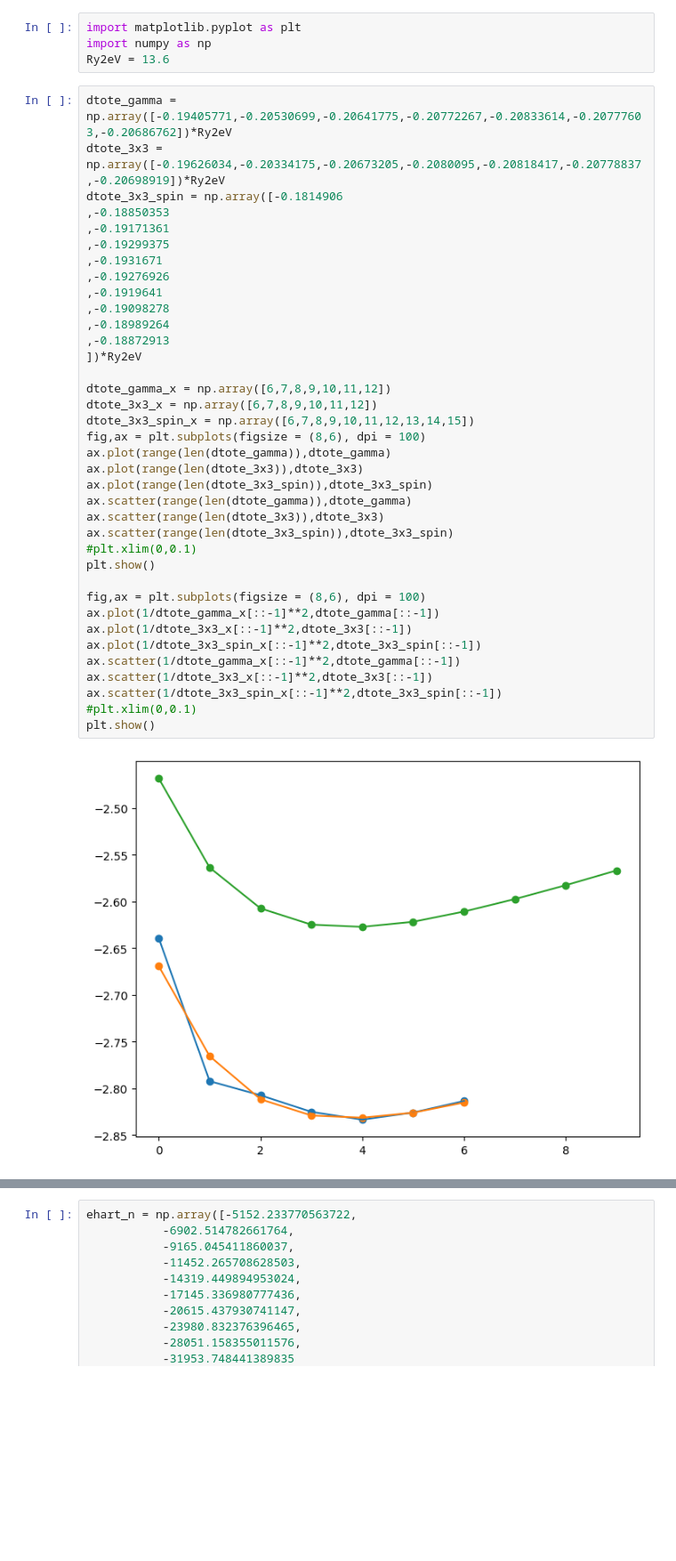
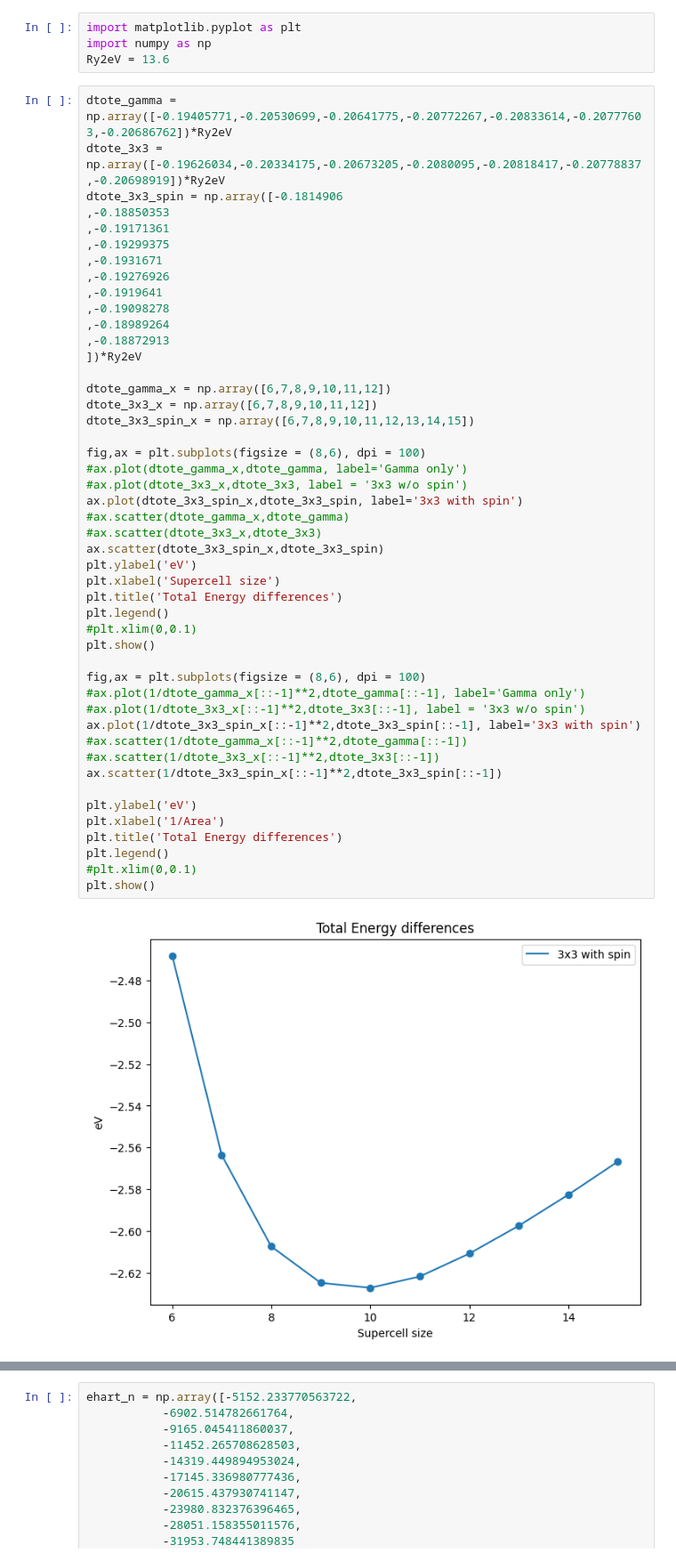
Before and after one commit to rjguo1208/potcorr, a Jupyter notebook: plot.ipynb, the cells around one changed output, grey strips where cells are left out. Shown at 89% size. Cells and saved outputs as stored; diff of their text form; blank space fills up the shorter version.

```diff
--- a/plot.ipynb
+++ b/plot.ipynb
@@ -5,39 +5,49 @@ Ry2eV = 13.6
 # %%
 dtote_gamma = np.array([-0.19405771,-0.20530699,-0.20641775,-0.20772267,-0.20833614,-0.20777603,-0.20686762])*Ry2eV
 dtote_3x3 = np.array([-0.19626034,-0.20334175,-0.20673205,-0.2080095,-0.20818417,-0.20778837,-0.20698919])*Ry2eV
 dtote_3x3_spin = np.array([-0.1814906
 ,-0.18850353
 ,-0.19171361
 ,-0.19299375
 ,-0.1931671
 ,-0.19276926
 ,-0.1919641
 ,-0.19098278
 ,-0.18989264
 ,-0.18872913
 ])*Ry2eV
 
 dtote_gamma_x = np.array([6,7,8,9,10,11,12])
 dtote_3x3_x = np.array([6,7,8,9,10,11,12])
 dtote_3x3_spin_x = np.array([6,7,8,9,10,11,12,13,14,15])
+
 fig,ax = plt.subplots(figsize = (8,6), dpi = 100)
-ax.plot(range(len(dtote_gamma)),dtote_gamma)
-ax.plot(range(len(dtote_3x3)),dtote_3x3)
-ax.plot(range(len(dtote_3x3_spin)),dtote_3x3_spin)
-ax.scatter(range(len(dtote_gamma)),dtote_gamma)
-ax.scatter(range(len(dtote_3x3)),dtote_3x3)
-ax.scatter(range(len(dtote_3x3_spin)),dtote_3x3_spin)
+#ax.plot(dtote_gamma_x,dtote_gamma, label='Gamma only')
+#ax.plot(dtote_3x3_x,dtote_3x3, label = '3x3 w/o spin')
+ax.plot(dtote_3x3_spin_x,dtote_3x3_spin, label='3x3 with spin')
+#ax.scatter(dtote_gamma_x,dtote_gamma)
+#ax.scatter(dtote_3x3_x,dtote_3x3)
+ax.scatter(dtote_3x3_spin_x,dtote_3x3_spin)
+plt.ylabel('eV')
+plt.xlabel('Supercell size')
+plt.title('Total Energy differences')
+plt.legend()
 #plt.xlim(0,0.1)
 plt.show()
 
 fig,ax = plt.subplots(figsize = (8,6), dpi = 100)
-ax.plot(1/dtote_gamma_x[::-1]**2,dtote_gamma[::-1])
-ax.plot(1/dtote_3x3_x[::-1]**2,dtote_3x3[::-1])
-ax.plot(1/dtote_3x3_spin_x[::-1]**2,dtote_3x3_spin[::-1])
-ax.scatter(1/dtote_gamma_x[::-1]**2,dtote_gamma[::-1])
-ax.scatter(1/dtote_3x3_x[::-1]**2,dtote_3x3[::-1])
+#ax.plot(1/dtote_gamma_x[::-1]**2,dtote_gamma[::-1], label='Gamma only')
+#ax.plot(1/dtote_3x3_x[::-1]**2,dtote_3x3[::-1], label = '3x3 w/o spin')
+ax.plot(1/dtote_3x3_spin_x[::-1]**2,dtote_3x3_spin[::-1], label='3x3 with spin')
+#ax.scatter(1/dtote_gamma_x[::-1]**2,dtote_gamma[::-1])
+#ax.scatter(1/dtote_3x3_x[::-1]**2,dtote_3x3[::-1])
 ax.scatter(1/dtote_3x3_spin_x[::-1]**2,dtote_3x3_spin[::-1])
+
+plt.ylabel('eV')
+plt.xlabel('1/Area')
+plt.title('Total Energy differences')
+plt.legend()
 #plt.xlim(0,0.1)
 plt.show()
 # %% [output]
-[figure, old version]
+[figure, new version]
```
Also changed, not shown: parts of 11 cells of this notebook.
